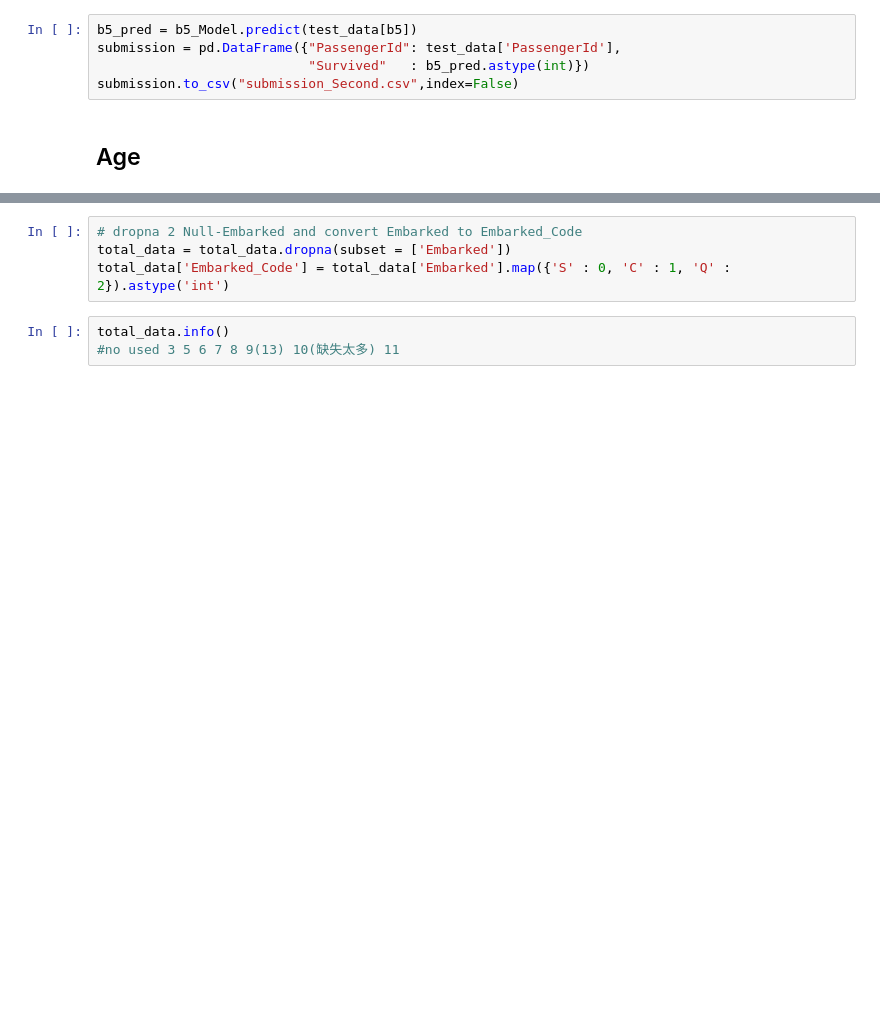
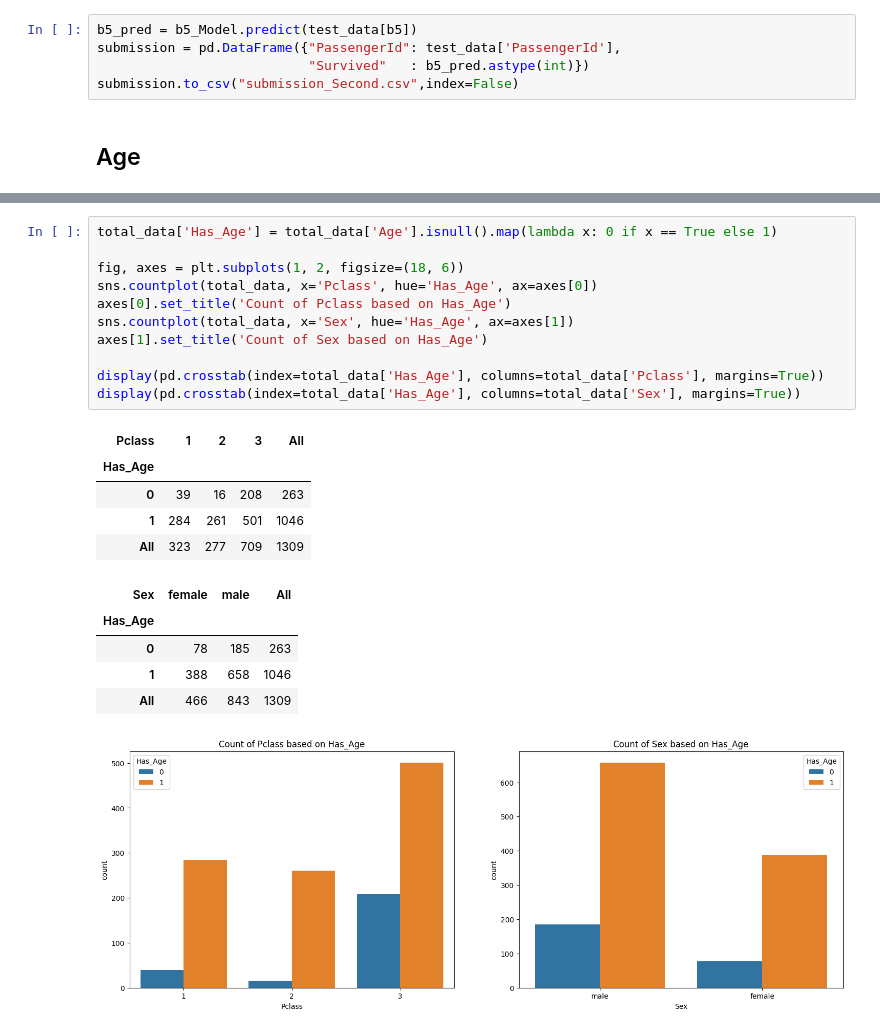
Before and after one commit to Wzx0110/Titanic---Machine-Learning-from-Disaster, a Jupyter notebook: Titanic_Machine_Learning_from_Disaster.ipynb, the cells around one changed output, grey strips where cells are left out. Drawn from its saved outputs; the diff is of its cells as text; blank space fills up the shorter version.

```diff
--- a/Titanic_Machine_Learning_from_Disaster.ipynb
+++ b/Titanic_Machine_Learning_from_Disaster.ipynb
@@ -456,7 +460,23 @@ SyntaxError: incomplete input (<ipython-input-28-424fbb3a34c5>, line 1)
-# %%
-# dropna 2 Null-Embarked and convert Embarked to Embarked_Code
-total_data = total_data.dropna(subset = ['Embarked'])
-total_data['Embarked_Code'] = total_data['Embarked'].map({'S' : 0, 'C' : 1, 'Q' : 2}).astype('int')
-# %%
-total_data.info()
-#no used 3 5 6 7 8 9(13) 10(缺失太多) 11
+# %%
+total_data['Has_Age'] = total_data['Age'].isnull().map(lambda x: 0 if x == True else 1)
+
+fig, axes = plt.subplots(1, 2, figsize=(18, 6))
+sns.countplot(total_data, x='Pclass', hue='Has_Age', ax=axes[0])
+axes[0].set_title('Count of Pclass based on Has_Age')
+sns.countplot(total_data, x='Sex', hue='Has_Age', ax=axes[1])
+axes[1].set_title('Count of Sex based on Has_Age')
+
+display(pd.crosstab(index=total_data['Has_Age'], columns=total_data['Pclass'], margins=True))
+display(pd.crosstab(index=total_data['Has_Age'], columns=total_data['Sex'], margins=True))
+# %% [output]
+| Pclass | 1 | 2 | 3 | All |
+| Has_Age |  |  |  |  |
+| 0 | 39 | 16 | 208 | 263 |
+| 1 | 284 | 261 | 501 | 1046 |
+| All | 323 | 277 | 709 | 1309 |
+| Sex | female | male | All |
+| Has_Age |  |  |  |
+| 0 | 78 | 185 | 263 |
+| 1 | 388 | 658 | 1046 |
+| All | 466 | 843 | 1309 |
+[figure, added]
```
Also changed, not shown: parts of 15 cells of this notebook.
